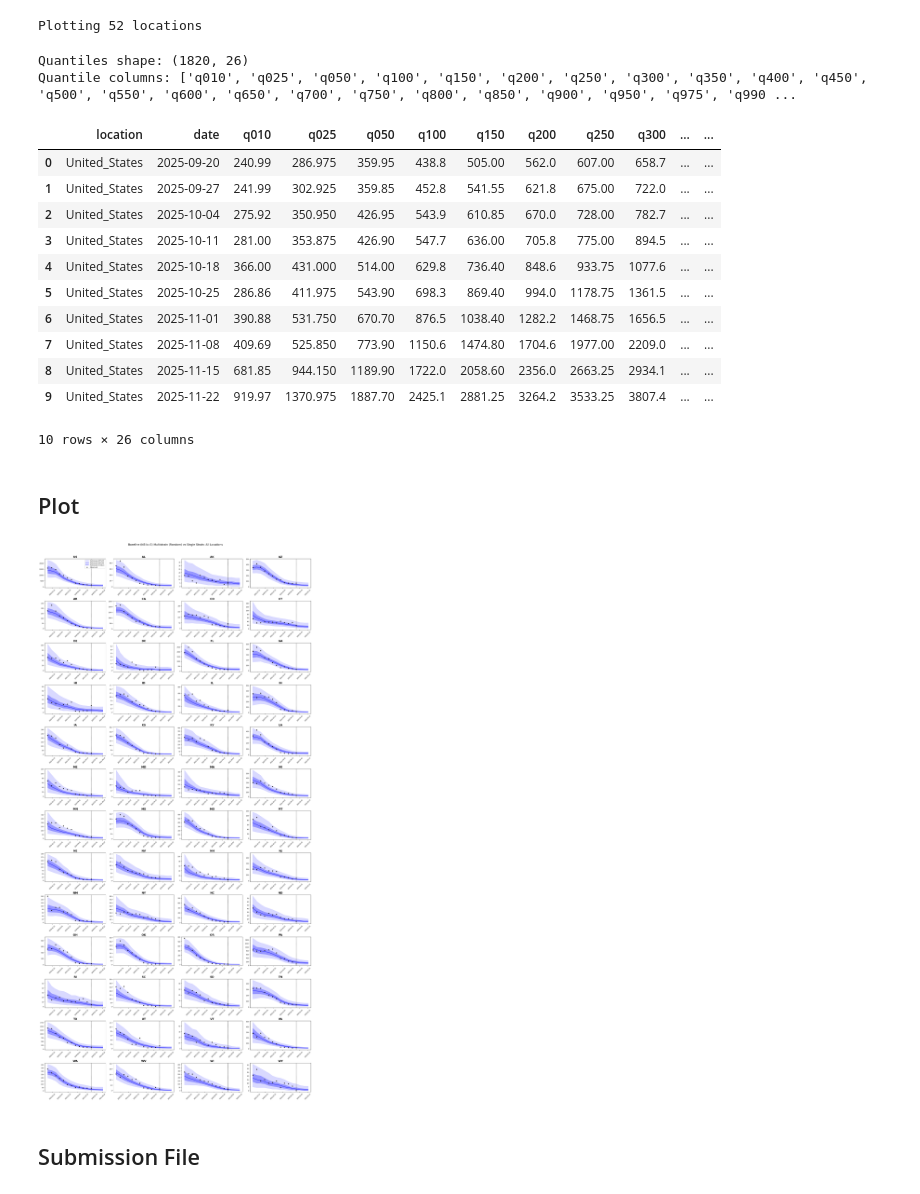
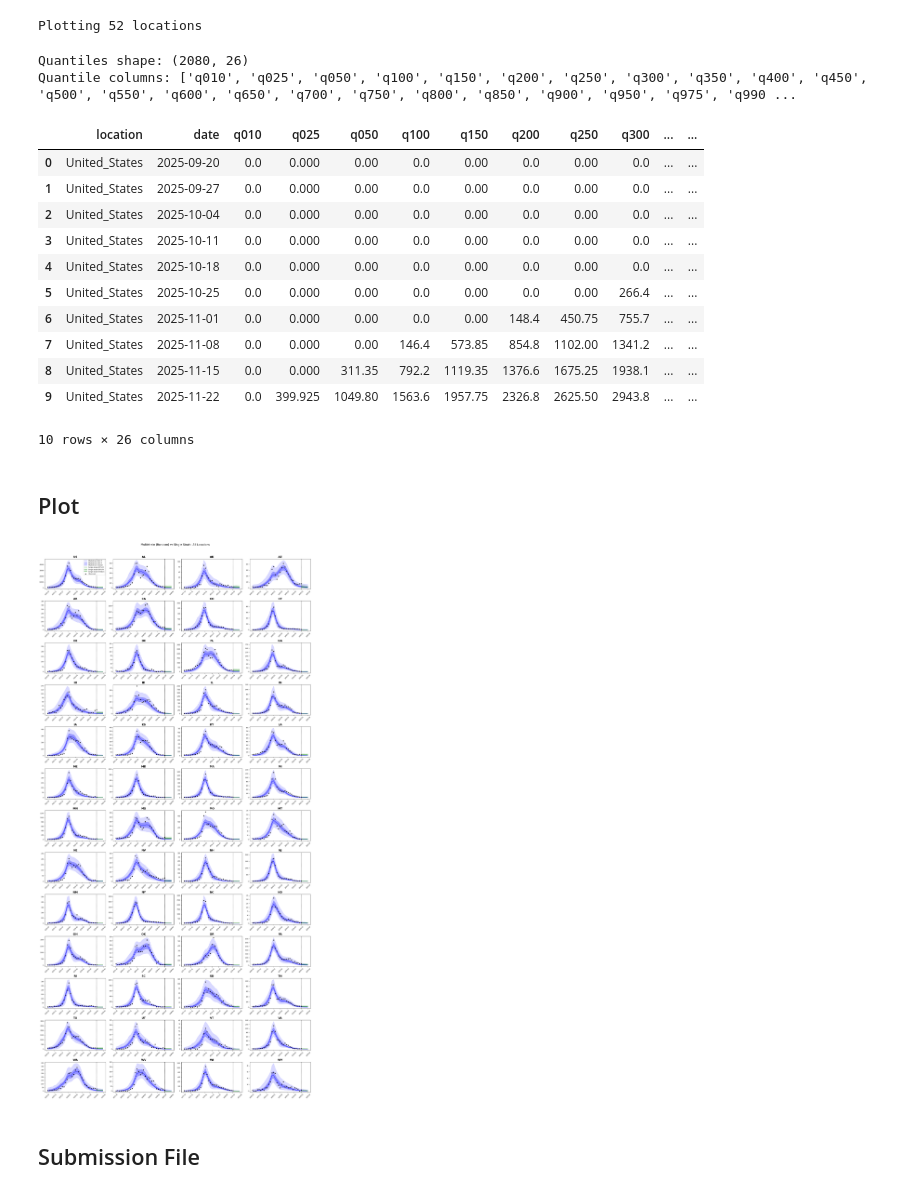
Before and after one commit to mobs-lab/epymodelingsuite, a Jupyter notebook: hosp_multistrain_plot_output.ipynb, the cells around one changed output. Cells and saved outputs as stored; diff of their text form; code cells hidden in the pictures.

Commit message:
updates for baseline

```diff
--- a/hosp_multistrain_plot_output.ipynb
+++ b/hosp_multistrain_plot_output.ipynb
@@ -25,14 +25,14 @@ from epymodelingsuite.utils.location import convert_location_name_format
 
 Set timespan configs:
 # %%
-SUBMISSION_WEEK = "202617"
-REFERENCE_DATE = "2026-05-02"
-WINDOW = "202550-202616"
+SUBMISSION_WEEK = "202618"
+REFERENCE_DATE = "2026-05-09"
+WINDOW = "202550-202617"
 # %% [markdown]
 Choose augmentation and baseline:
 # %%
-AUGMENTED = True
-BASELINE = True
+AUGMENTED = False
+BASELINE = False
 BASELINE_k = 5
 # %% [markdown]
 These configs are unlikely to need changing:
@@ -46,6 +46,7 @@ SUFFIX = "_augmented" if AUGMENTED else ""
 # %% [markdown]
 Derived config values:
 # %%
+VALUE_COL = "target_baseline" if BASELINE else "target_total"
 REFERENCE_DT = pd.to_datetime(REFERENCE_DATE)
 final_date = REFERENCE_DT + pd.Timedelta(weeks=4)
 final_date
@@ -67,14 +73,17 @@ hospital_data['abbreviation'] = hospital_data['location_iso'].apply(lambda key:
 hospital_data['date'] = pd.to_datetime(hospital_data['target_end_date'])
 
 # Compute quantiles for both sampling methods
-random_combined = pd.read_csv(f"../experiments/multistrain/{SUBMISSION_WEEK}-{TARGET}/multi_{TARGET}_smc_{DIST_FUNC}_{WINDOW}_{STRAINS}/trajectories_aggregated.csv")
+random_combined = pd.read_csv(f"../experiments/multistrain/{SUBMISSION_WEEK}-{TARGET}/multi_{TARGET}_smc_{DIST_FUNC}_{WINDOW}_{STRAINS}/trajectories_aggregated.csv.gz")
+
 if BASELINE:
-    baselines_avg = pd.read_csv("baselines_2025.csv")
+    baselines_avg = pd.read_csv("epymodelingsuite/data/baselines_hosp_2025.csv")
     random_combined = random_combined.merge(baselines_avg, left_on = "location", right_on="epydemix_population")
     p_values = BASELINE_k / (BASELINE_k + random_combined['baseline'])
     random_combined['baseline_sample'] = np.random.negative_binomial(BASELINE_k, p_values)
-    random_combined['target_total'] = random_combined['target_total'] + random_combined['baseline_sample']
-random_quantiles = compute_quantiles(random_combined)
+    random_combined['target_baseline'] = random_combined['target_total'] + random_combined['baseline_sample']
+    random_combined.to_csv(f"../experiments/multistrain/{SUBMISSION_WEEK}-{TARGET}/multi_{TARGET}_smc_{DIST_FUNC}_{WINDOW}_{STRAINS}/trajectories_aggregated.csv.gz", index=False)
+
+random_quantiles = compute_quantiles(random_combined, value_col=VALUE_COL)
 
 # Add abbreviations
 random_quantiles = add_state_abbreviations(random_quantiles)
@@ -92,24 +101,24 @@ print(f"Quantiles shape: {random_quantiles.shape}")
 print(f"Quantile columns: {[c for c in random_quantiles.columns if c.startswith('q')]}")
 random_quantiles.head(10)
 # %% [output]
-Quantiles shape: (1820, 26)
+Quantiles shape: (2080, 26)
 Quantile columns: ['q010', 'q025', 'q050', 'q100', 'q150', 'q200', 'q250', 'q300', 'q350', 'q400', 'q450', 'q500', 'q550', 'q600', 'q650', 'q700', 'q750', 'q800', 'q850', 'q900', 'q950', 'q975', 'q990 ...
 |  | location | date | q010 | q025 | q050 | q100 | q150 | q200 | q250 | q300 | ... | ... |
-| 0 | United_States | 2025-09-20 | 240.99 | 286.975 | 359.95 | 438.8 | 505.00 | 562.0 | 607.00 | 658.7 | ... | ... |
-| 1 | United_States | 2025-09-27 | 241.99 | 302.925 | 359.85 | 452.8 | 541.55 | 621.8 | 675.00 | 722.0 | ... | ... |
-| 2 | United_States | 2025-10-04 | 275.92 | 350.950 | 426.95 | 543.9 | 610.85 | 670.0 | 728.00 | 782.7 | ... | ... |
-| 3 | United_States | 2025-10-11 | 281.00 | 353.875 | 426.90 | 547.7 | 636.00 | 705.8 | 775.00 | 894.5 | ... | ... |
-| 4 | United_States | 2025-10-18 | 366.00 | 431.000 | 514.00 | 629.8 | 736.40 | 848.6 | 933.75 | 1077.6 | ... | ... |
-| 5 | United_States | 2025-10-25 | 286.86 | 411.975 | 543.90 | 698.3 | 869.40 | 994.0 | 1178.75 | 1361.5 | ... | ... |
-| 6 | United_States | 2025-11-01 | 390.88 | 531.750 | 670.70 | 876.5 | 1038.40 | 1282.2 | 1468.75 | 1656.5 | ... | ... |
-| 7 | United_States | 2025-11-08 | 409.69 | 525.850 | 773.90 | 1150.6 | 1474.80 | 1704.6 | 1977.00 | 2209.0 | ... | ... |
-| 8 | United_States | 2025-11-15 | 681.85 | 944.150 | 1189.90 | 1722.0 | 2058.60 | 2356.0 | 2663.25 | 2934.1 | ... | ... |
-| 9 | United_States | 2025-11-22 | 919.97 | 1370.975 | 1887.70 | 2425.1 | 2881.25 | 3264.2 | 3533.25 | 3807.4 | ... | ... |
+| 0 | United_States | 2025-09-20 | 0.0 | 0.000 | 0.00 | 0.0 | 0.00 | 0.0 | 0.00 | 0.0 | ... | ... |
+| 1 | United_States | 2025-09-27 | 0.0 | 0.000 | 0.00 | 0.0 | 0.00 | 0.0 | 0.00 | 0.0 | ... | ... |
+| 2 | United_States | 2025-10-04 | 0.0 | 0.000 | 0.00 | 0.0 | 0.00 | 0.0 | 0.00 | 0.0 | ... | ... |
+| 3 | United_States | 2025-10-11 | 0.0 | 0.000 | 0.00 | 0.0 | 0.00 | 0.0 | 0.00 | 0.0 | ... | ... |
+| 4 | United_States | 2025-10-18 | 0.0 | 0.000 | 0.00 | 0.0 | 0.00 | 0.0 | 0.00 | 0.0 | ... | ... |
+| 5 | United_States | 2025-10-25 | 0.0 | 0.000 | 0.00 | 0.0 | 0.00 | 0.0 | 0.00 | 266.4 | ... | ... |
+| 6 | United_States | 2025-11-01 | 0.0 | 0.000 | 0.00 | 0.0 | 0.00 | 148.4 | 450.75 | 755.7 | ... | ... |
+| 7 | United_States | 2025-11-08 | 0.0 | 0.000 | 0.00 | 146.4 | 573.85 | 854.8 | 1102.00 | 1341.2 | ... | ... |
+| 8 | United_States | 2025-11-15 | 0.0 | 0.000 | 311.35 | 792.2 | 1119.35 | 1376.6 | 1675.25 | 1938.1 | ... | ... |
+| 9 | United_States | 2025-11-22 | 0.0 | 399.925 | 1049.80 | 1563.6 | 1957.75 | 2326.8 | 2625.50 | 2943.8 | ... | ... |
 10 rows × 26 columns
 # %% [markdown]
 ## Plot
 # %%
-FILTER_PLOT = True
+FILTER_PLOT = False
 FILTER_PLOT_START = '2026-02-01'
 LONG_PLOT_START = '2025-10-01'
 
@@ -184,34 +193,34 @@ for idx, pop in enumerate(populations):
         ax.plot(single_pop['date'], single_pop['q500'], 'g-', linewidth=1.5, label='Single strain median')
 
     # Plot ground truth (black markers)
     ax.scatter(hosp_pop['date'], hosp_pop['hospitalizations'],
                color='black', s=15, zorder=5, label='Observed')
 
     ax.set_title(abbrev, fontsize=14, fontweight='bold')
     ax.tick_params(axis='x', rotation=45, labelsize=7)
     ax.tick_params(axis='y', labelsize=7)
     ax.axvline(REFERENCE_DT - pd.Timedelta(weeks=1), color='black', linestyle='--', linewidth=1)
 
     # Only show legend for first subplot
     if idx == 0:
         ax.legend(fontsize=8, loc='upper right')
 
 # Hide any unused subplots
 for idx in range(len(populations), len(axes)):
     axes[idx].set_visible(False)
 
 
 if BASELINE:
     title = f'Baseline (NB k={BASELINE_k}) Multistrain (Random) vs Single Strain: All Locations'
 else:
     title = 'Multistrain (Random) vs Single Strain: All Locations'
 plt.suptitle(title, fontsize=14, y=1.01)
 plt.tight_layout()
 plt.savefig(f'../experiments/multistrain/{SUBMISSION_WEEK}-{TARGET}/multi_{TARGET}_smc_{DIST_FUNC}_{WINDOW}_{STRAINS}/{plot_prefix}multi_{TARGET}_smc_{DIST_FUNC}_{WINDOW}_{STRAINS}_multistrain_vs_single_comparison.pdf',
             dpi=150, bbox_inches='tight')
 plt.show()
 # %% [output]
-[figure, old version]
+[figure, new version]
 # %% [markdown]
 ## Submission File
 # %%
```
Also changed, not shown: parts of 8 cells of this notebook, 3 other files.
